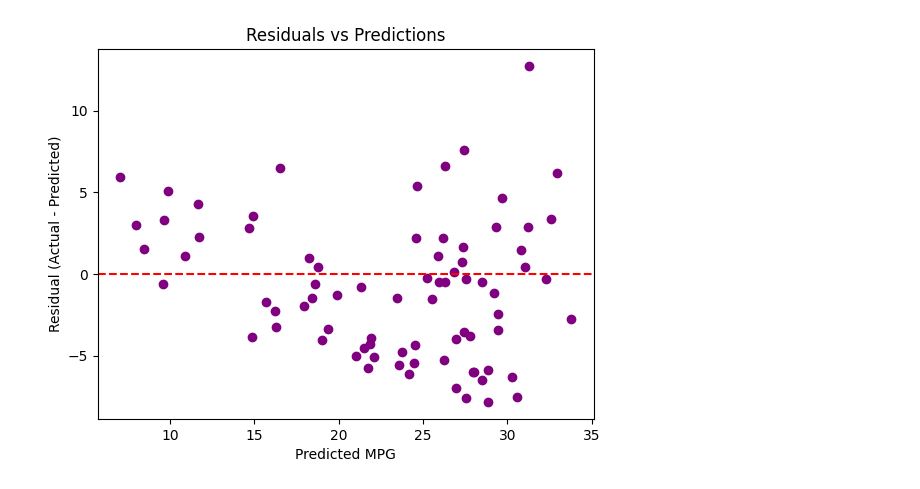
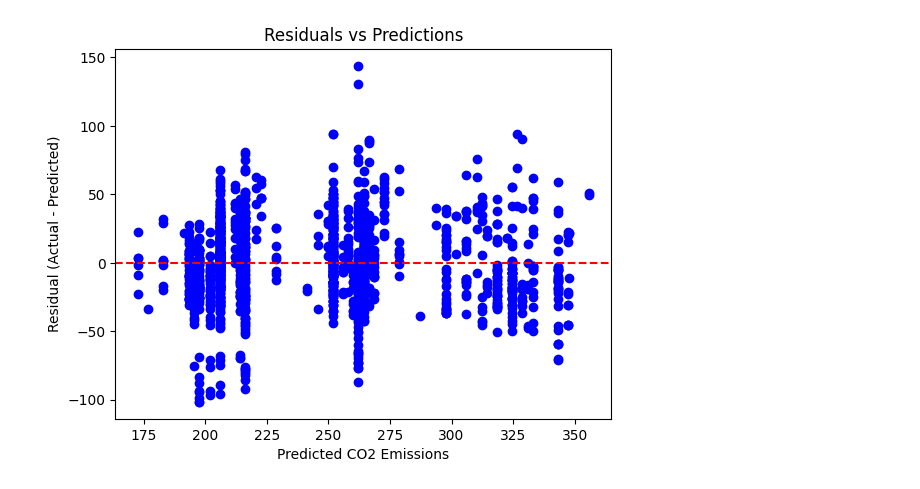
Before and after one commit to BraveVahid/machine_learning, a Jupyter notebook: multiple_linear_regression.ipynb, the cells around one changed output. Cells and saved outputs as stored; diff of their text form; code cells hidden in the pictures.

```diff
--- a/multiple_linear_regression.ipynb
+++ b/multiple_linear_regression.ipynb
@@ -29,4 +54,13 @@ df = data[["displacement", "weight", "horsepower", "mpg"]]
 # %%
-df.dropna(axis=0, inplace=True)
-df.info()
+corr_data = df[[
+    "Engine Size(L)",
+    "Cylinders",
+    "Fuel Consumption City (L/100 km)",
+    "Fuel Consumption Hwy (L/100 km)",
+    "Fuel Consumption Comb (L/100 km)",
+    "Fuel Consumption Comb (mpg)",
+    "CO2 Emissions(g/km)"
+    ]]
+
+sns.heatmap(data=corr_data.corr(), annot=True, cmap="coolwarm")
 # %% [output]
@@ -48,4 +69,2 @@ See the caveats in the documentation: https://pandas.pydata.org/pandas-docs/stab
 # %%
-z = zscore(df[["horsepower", "displacement", "weight", "mpg"]])
-df = df[(np.abs(z) <= 3).all(axis=1)]
-df.info()
+sdf = df[["Engine Size(L)", "Cylinders", "Fuel Consumption City (L/100 km)", "CO2 Emissions(g/km)"]]
@@ -82,0 +93,9 @@ plt.tight_layout()
+# %%
+before = sdf.shape
+
+z = zscore(sdf)
+sdf = sdf[(np.abs(z) <= 3).all(axis=1)]
+
+print(f"Removed Data: {before[0] - sdf.shape[0]}")
+print(f"Before: {before}")
+print(f"After: {sdf.shape}")
@@ -83,5 +106,5 @@ plt.tight_layout()
 # %%
-x = df[["displacement", "horsepower", "weight"]]
-y = df["mpg"]
+x = sdf[["Fuel Consumption City (L/100 km)", "Cylinders", "Engine Size(L)"]]
+y = sdf["CO2 Emissions(g/km)"]
 
 x_train, x_test, y_train, y_test = train_test_split(x, y, train_size=0.8, random_state=42)
@@ -159,9 +143,11 @@ residuals = y_test - y_pred
 # %%
-plt.scatter(y_pred, residuals, color="purple")
-plt.axhline(0, color="red", linestyle="--")
-plt.xlabel("Predicted MPG")
+residuals = y_test - y_pred
+
+plt.scatter(y_pred, residuals, color="b")
+plt.axhline(0, color="r", linestyle="--")
+plt.xlabel("Predicted CO2 Emissions")
 plt.ylabel("Residual (Actual - Predicted)")
 plt.title("Residuals vs Predictions")
 plt.show()
 # %% [output]
-[figure, old version]
+[figure, new version]
```
Also changed, not shown: parts of 16 cells of this notebook.
